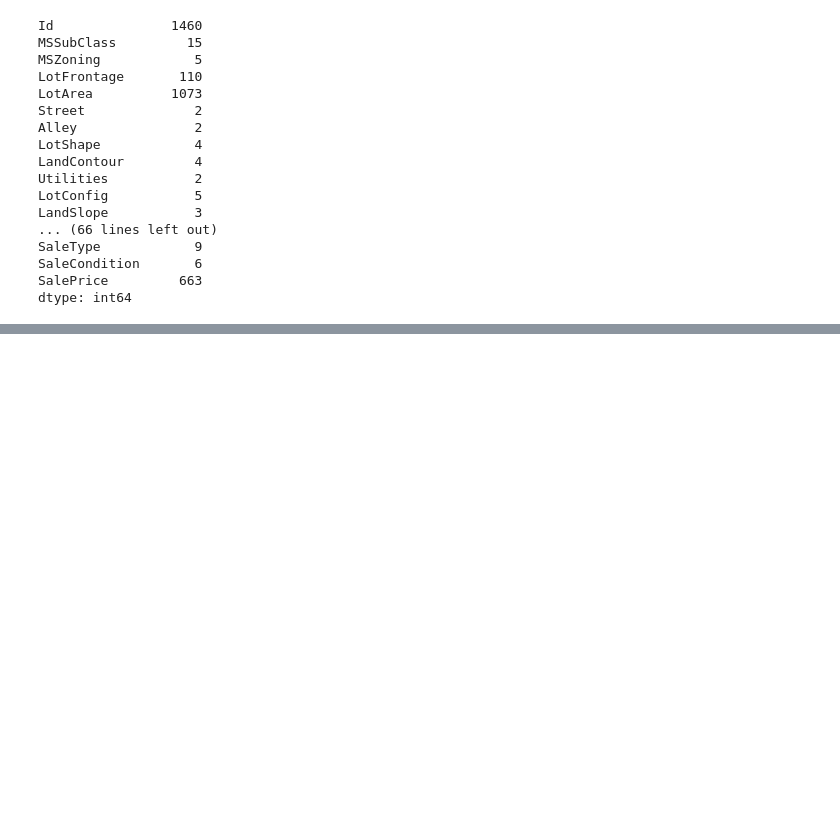
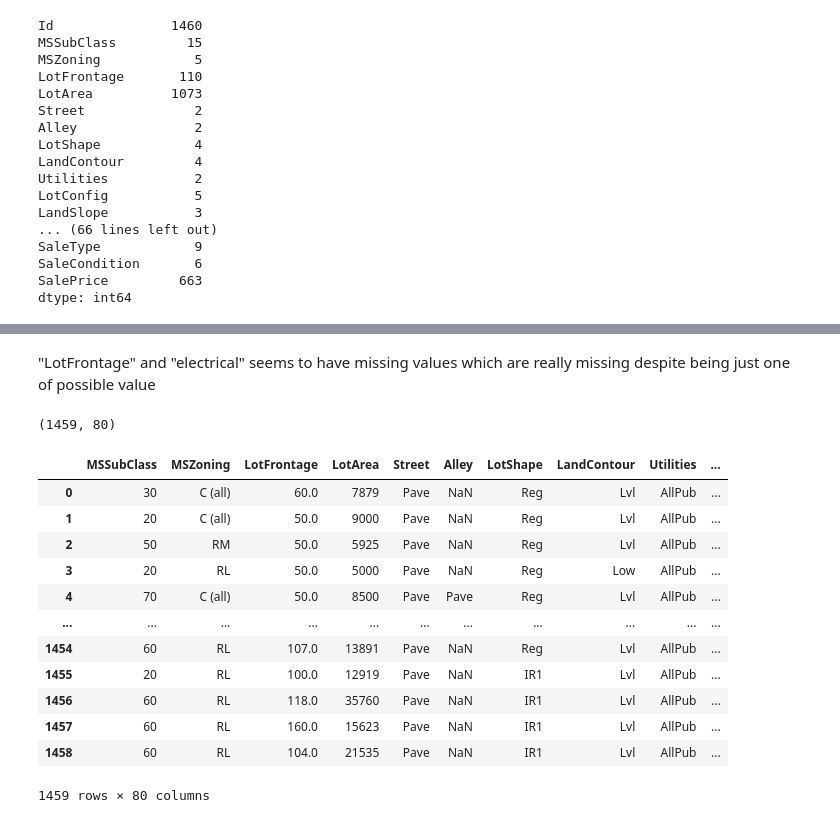
Before and after one commit to Ascisel/Kaggle, a Jupyter notebook: house-prices/first.ipynb, the cells around one changed output, grey strips where cells are left out. Drawn from its saved outputs; the diff is of its cells as text; code cells hidden in the pictures; blank space fills up the shorter version.

```diff
--- a/house-prices/first.ipynb
+++ b/house-prices/first.ipynb
@@ -79,3 +69,27 @@ SaleType            0
 SaleCondition       0
 SalePrice           0
 dtype: int64
+# %% [markdown]
+"LotFrontage" and "electrical" seems to have missing values which are really missing despite being just one of possible value
+# %%
+train_df.drop(train_df.loc[train_df['Electrical'].isnull()].index, inplace=True)
+train_df.shape
+# %% [output]
+(1459, 80)
+# %%
+sorted_train = train_df.sort_values('SalePrice').reset_index(drop=True)
+sorted_train
+# %% [output]
+|  | MSSubClass | MSZoning | LotFrontage | LotArea | Street | Alley | LotShape | LandContour | Utilities | ... |
+| 0 | 30 | C (all) | 60.0 | 7879 | Pave | NaN | Reg | Lvl | AllPub | ... |
+| 1 | 20 | C (all) | 50.0 | 9000 | Pave | NaN | Reg | Lvl | AllPub | ... |
+| 2 | 50 | RM | 50.0 | 5925 | Pave | NaN | Reg | Lvl | AllPub | ... |
+| 3 | 20 | RL | 50.0 | 5000 | Pave | NaN | Reg | Low | AllPub | ... |
+| 4 | 70 | C (all) | 50.0 | 8500 | Pave | Pave | Reg | Lvl | AllPub | ... |
+| ... | ... | ... | ... | ... | ... | ... | ... | ... | ... | ... |
+| 1454 | 60 | RL | 107.0 | 13891 | Pave | NaN | Reg | Lvl | AllPub | ... |
+| 1455 | 20 | RL | 100.0 | 12919 | Pave | NaN | IR1 | Lvl | AllPub | ... |
+| 1456 | 60 | RL | 118.0 | 35760 | Pave | NaN | IR1 | Lvl | AllPub | ... |
+| 1457 | 60 | RL | 160.0 | 15623 | Pave | NaN | IR1 | Lvl | AllPub | ... |
+| 1458 | 60 | RL | 104.0 | 21535 | Pave | NaN | IR1 | Lvl | AllPub | ... |
+1459 rows × 80 columns
```
Also changed, not shown: parts of 25 cells of this notebook, 1 other file.
